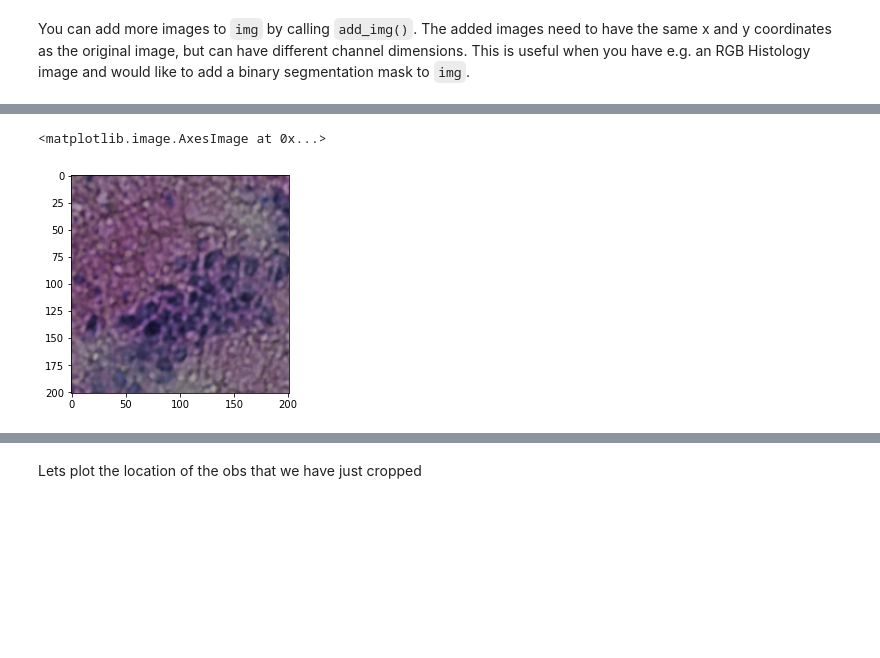
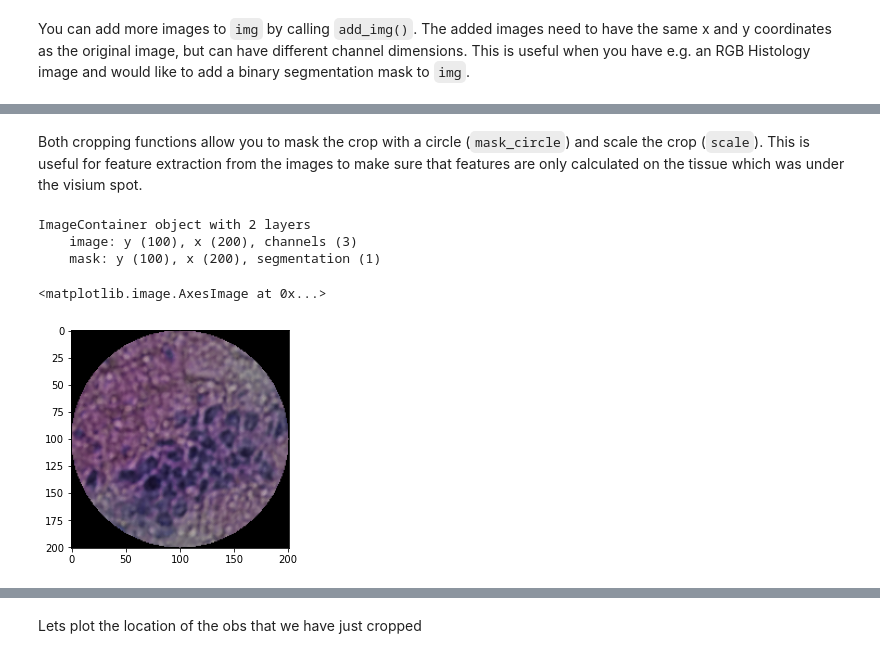
Before and after one commit to scverse/squidpy, a Jupyter notebook: notebooks/tutorial_imagecontainer.ipynb, the cells around one changed output, grey strips where cells are left out. Drawn from its saved outputs; the diff is of its cells as text; code cells hidden in the pictures; blank space fills up the shorter version.

```diff
--- a/notebooks/tutorial_imagecontainer.ipynb
+++ b/notebooks/tutorial_imagecontainer.ipynb
@@ -109,5 +110,17 @@ Dimensions without coordinates: channels, y, x
-# %%
-plt.imshow(crop.transpose('y', 'x', ...).data)
-# %% [output]
-<matplotlib.image.AxesImage at 0x...>
-[figure, removed]
+# %% [markdown]
+Both cropping functions allow you to mask the crop with a circle (`mask_circle`) and scale the crop (`scale`). This is useful for feature extraction from the images to make sure that features are only calculated on the tissue which was under the visium spot.
+# %%
+# scale crop
+crop_scaled = img.crop_center(3000,4000, xr=200, yr=100, scale=0.5)
+display(crop_scaled)
+# %% [output]
+ImageContainer object with 2 layers
+    image: y (100), x (200), channels (3)
+    mask: y (100), x (200), segmentation (1)
+# %%
+# mask crop (only for square images)
+crop_masked = img.crop_center(3000,4000, xr=100, yr=100, mask_circle=True)
+plt.imshow(crop_masked['image'])
+# %% [output]
+<matplotlib.image.AxesImage at 0x...>
+[figure, added]
```
Also changed, not shown: parts of 38 cells of this notebook, 22 other files.
